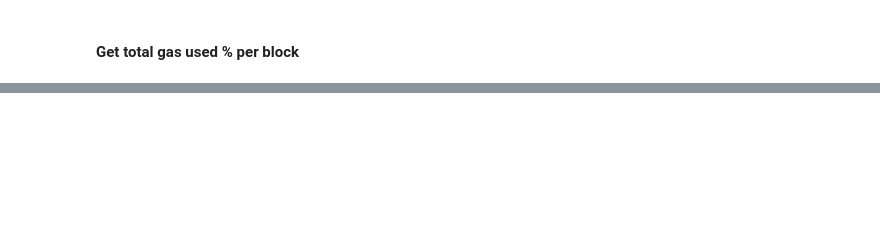
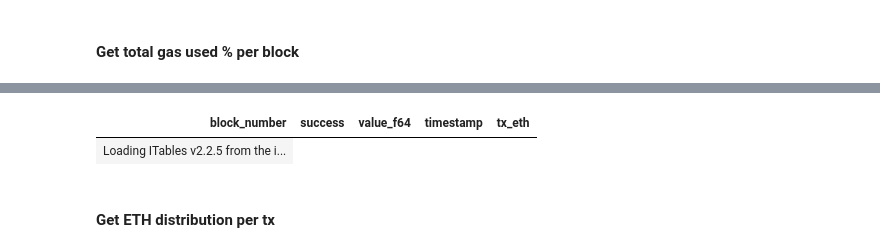
Before and after one commit to vnegi10/ETH_blockchain_data_analysis, a Jupyter notebook: Polars_query.ipynb, the cells around one changed output, grey strips where cells are left out. Saved outputs shown, nothing was run; the diff lists cells and outputs as text; code cells hidden in the pictures; blank space fills up the shorter version.

```diff
--- a/Polars_query.ipynb
+++ b/Polars_query.ipynb
@@ -385,0 +372,31 @@ Wall time: 1.88 s
+# %%
+def get_eth_per_tx(t_start, t_end):
+
+    q1 = get_blocks_filtered(t_start, t_end)
+
+    q2 = (
+        pl.scan_parquet(tx,
+                        glob = True
+                       )
+          .select(
+                  "block_number",
+                  "success",
+                  "value_f64"
+                 )
+          .filter(pl.col("success") == True)
+          .join(q1,
+                on = ["block_number"],
+                how = "inner")
+          .with_columns(
+              (pl.col("value_f64") / 10**18).alias("tx_eth")
+          )
+          .sort("tx_eth", descending = True)
+          #.limit(100)
+    )
+
+    return q2
+# %%
+%%time
+
+get_eth_per_tx("2017-01-01", "2024-12-31").limit(100).collect()
+# %% [output]
@@ -385,0 +405,4 @@ Wall time: 1.88 s
+| block_number | success | value_f64 | timestamp | tx_eth |
+| Loading ITables v2.2.5 from the i... |
+# %% [markdown]
+#### Get ETH distribution per tx
```
Also changed, not shown: parts of 22 cells of this notebook.
